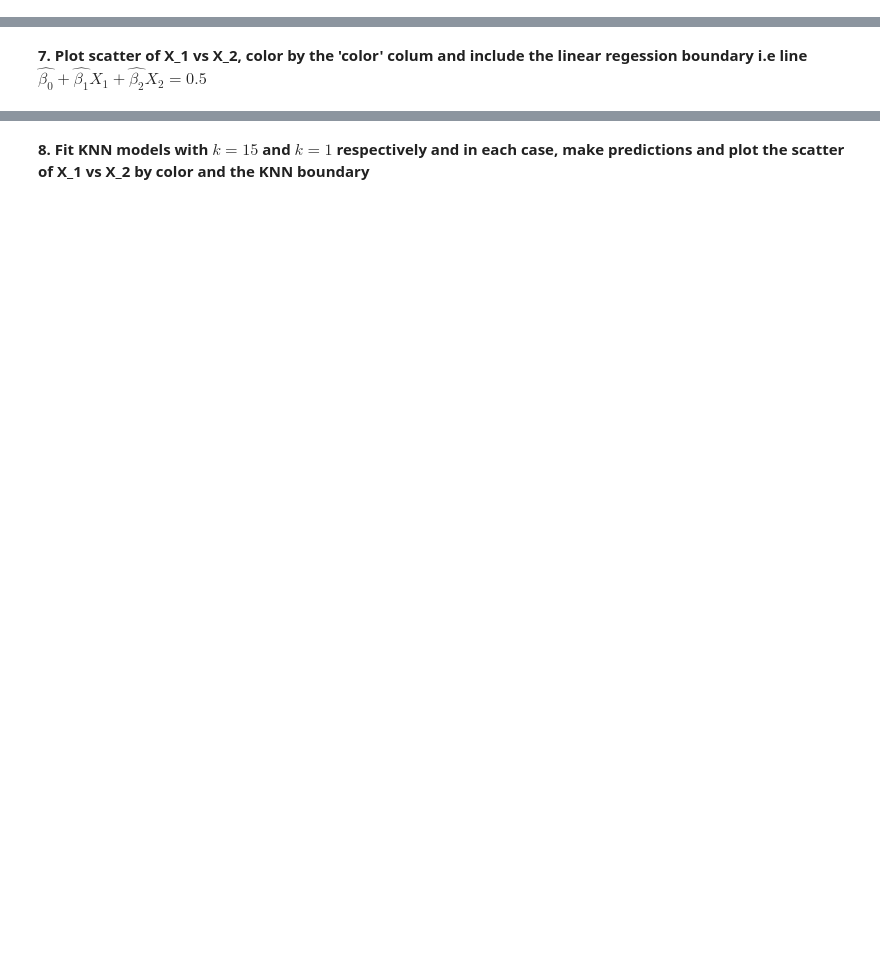
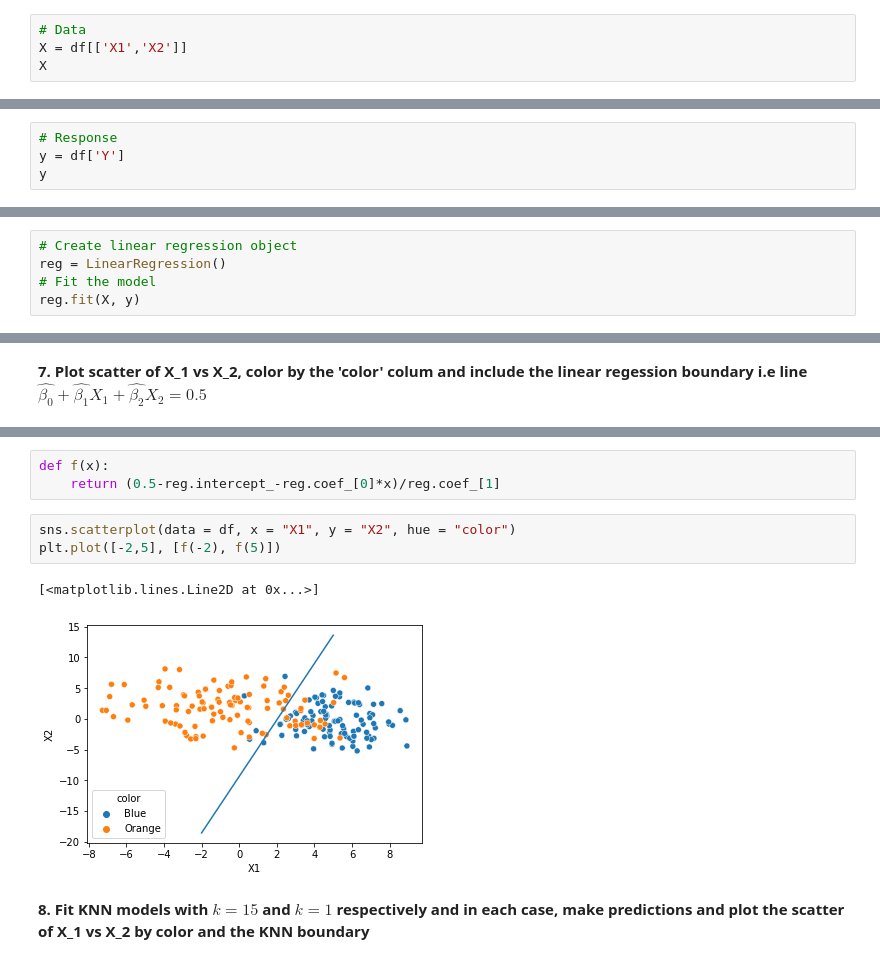
Before and after one commit to blopezrodas/math251-ML-classification, a Jupyter notebook: hw2.ipynb, the cells around one changed output, grey strips where cells are left out. Drawn from its saved outputs; the diff is of its cells as text; blank space fills up the shorter version.

Commit message:
regression and knn classification

```diff
--- a/hw2.ipynb
+++ b/hw2.ipynb
@@ -43,3 +85,7 @@ df_1.head()
 **6. Fit a linear of regression $Y=\beta_0+\beta_1 X_1+\beta_2X_2 +\epsilon$. Hint: check [sklearnlinerreg](https://scikit-learn.org/stable/modules/generated/sklearn.linear_model.LinearRegression.html)**
 # %%
 from sklearn.linear_model import LinearRegression
+# %%
+# Data
+X = df[['X1','X2']]
+X
@@ -45,0 +106,4 @@ from sklearn.linear_model import LinearRegression
+# %%
+# Response
+y = df['Y']
+y
@@ -45,0 +123,5 @@ from sklearn.linear_model import LinearRegression
+# %%
+# Create linear regression object
+reg = LinearRegression()
+# Fit the model
+reg.fit(X, y)
@@ -59,2 +144,11 @@ reg.intercept_
+# %%
+def f(x):
+    return (0.5-reg.intercept_-reg.coef_[0]*x)/reg.coef_[1]
+# %%
+sns.scatterplot(data = df, x = "X1", y = "X2", hue = "color")
+plt.plot([-2,5], [f(-2), f(5)])
+# %% [output]
+[<matplotlib.lines.Line2D at 0x...>]
+[figure, added]
 # %% [markdown]
 **8. Fit KNN models with $k=15$ and $k=1$ respectively and in each case, make predictions and plot the scatter of X_1 vs X_2 by color and the KNN boundary**
```
Also changed, not shown: parts of 51 cells of this notebook.
